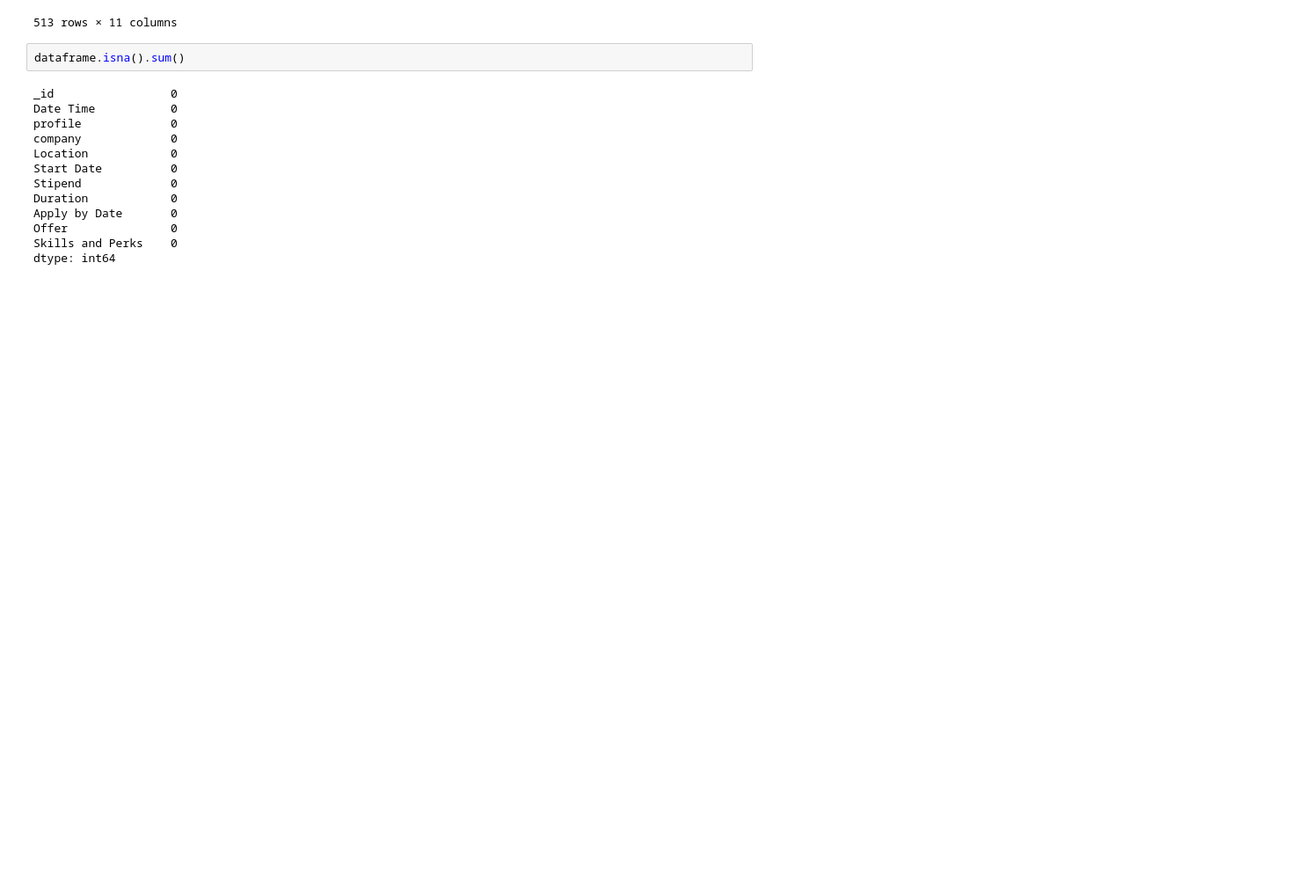
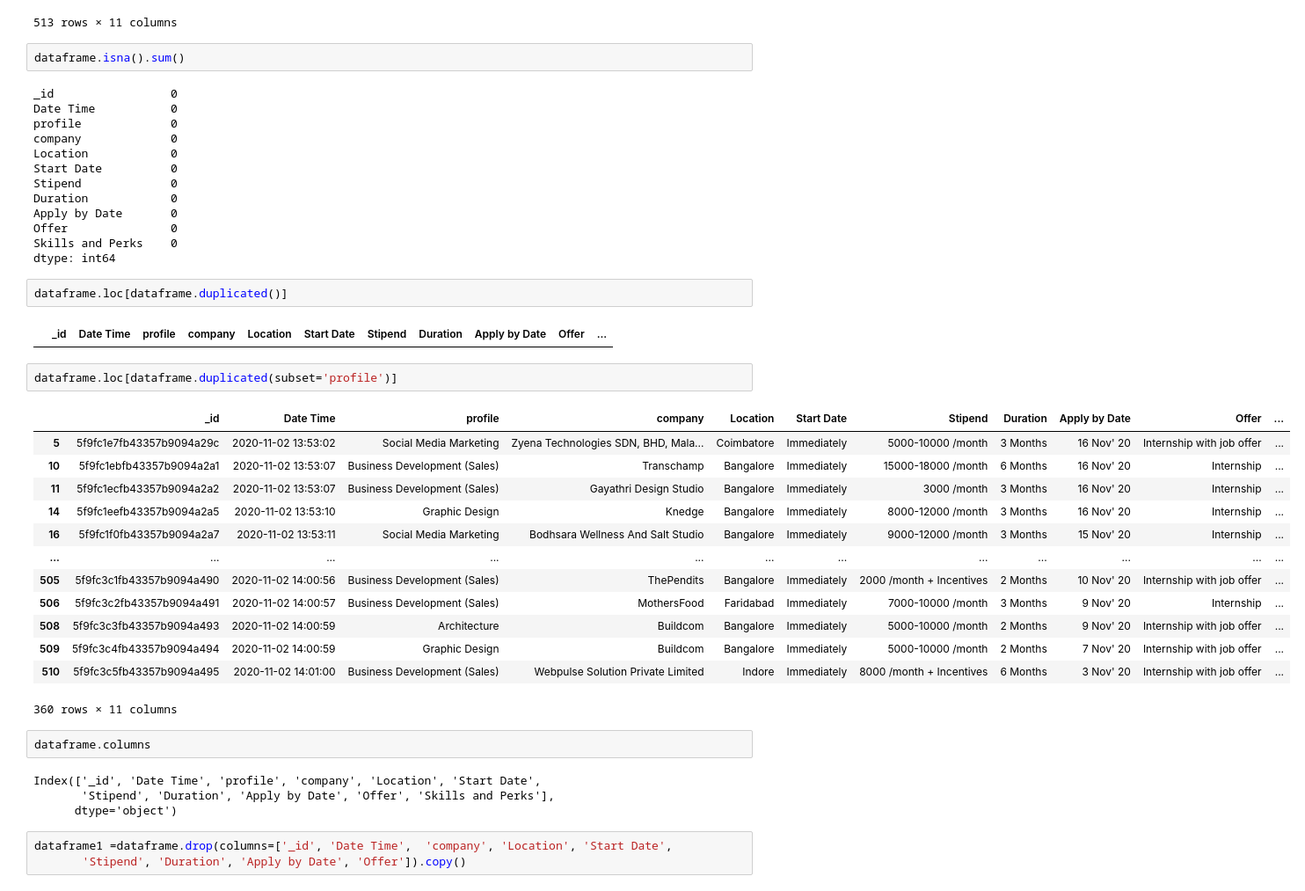
Before and after one commit to humancoder1/Internship_Recommendatio_model, a Jupyter notebook: Analysis.ipynb, the cells around one changed output. Shown at 88% size. Saved outputs shown, nothing was run; the diff lists cells and outputs as text; blank space fills up the shorter version.

```diff
--- a/Analysis.ipynb
+++ b/Analysis.ipynb
@@ -36,3 +36,32 @@ Apply by Date       0
 Offer               0
 Skills and Perks    0
 dtype: int64
+# %%
+dataframe.loc[dataframe.duplicated()]
+# %% [output]
+|  | _id | Date Time | profile | company | Location | Start Date | Stipend | Duration | Apply by Date | Offer | ... |
+# %%
+dataframe.loc[dataframe.duplicated(subset='profile')]
+# %% [output]
+|  | _id | Date Time | profile | company | Location | Start Date | Stipend | Duration | Apply by Date | Offer | ... |
+| 5 | 5f9fc1e7fb43357b9094a29c | 2020-11-02 13:53:02 | Social Media Marketing | Zyena Technologies SDN, BHD, Mala... | Coimbatore | Immediately | 5000-10000 /month | 3 Months | 16 Nov' 20 | Internship with job offer | ... |
+| 10 | 5f9fc1ebfb43357b9094a2a1 | 2020-11-02 13:53:07 | Business Development (Sales) | Transchamp | Bangalore | Immediately | 15000-18000 /month | 6 Months | 16 Nov' 20 | Internship | ... |
+| 11 | 5f9fc1ecfb43357b9094a2a2 | 2020-11-02 13:53:07 | Business Development (Sales) | Gayathri Design Studio | Bangalore | Immediately | 3000 /month | 3 Months | 16 Nov' 20 | Internship | ... |
+| 14 | 5f9fc1eefb43357b9094a2a5 | 2020-11-02 13:53:10 | Graphic Design | Knedge | Bangalore | Immediately | 8000-12000 /month | 3 Months | 16 Nov' 20 | Internship | ... |
+| 16 | 5f9fc1f0fb43357b9094a2a7 | 2020-11-02 13:53:11 | Social Media Marketing | Bodhsara Wellness And Salt Studio | Bangalore | Immediately | 9000-12000 /month | 3 Months | 15 Nov' 20 | Internship | ... |
+| ... | ... | ... | ... | ... | ... | ... | ... | ... | ... | ... | ... |
+| 505 | 5f9fc3c1fb43357b9094a490 | 2020-11-02 14:00:56 | Business Development (Sales) | ThePendits | Bangalore | Immediately | 2000 /month + Incentives | 2 Months | 10 Nov' 20 | Internship with job offer | ... |
+| 506 | 5f9fc3c2fb43357b9094a491 | 2020-11-02 14:00:57 | Business Development (Sales) | MothersFood | Faridabad | Immediately | 7000-10000 /month | 3 Months | 9 Nov' 20 | Internship | ... |
+| 508 | 5f9fc3c3fb43357b9094a493 | 2020-11-02 14:00:59 | Architecture | Buildcom | Bangalore | Immediately | 5000-10000 /month | 2 Months | 9 Nov' 20 | Internship with job offer | ... |
+| 509 | 5f9fc3c4fb43357b9094a494 | 2020-11-02 14:00:59 | Graphic Design | Buildcom | Bangalore | Immediately | 5000-10000 /month | 2 Months | 7 Nov' 20 | Internship with job offer | ... |
+| 510 | 5f9fc3c5fb43357b9094a495 | 2020-11-02 14:01:00 | Business Development (Sales) | Webpulse Solution Private Limited | Indore | Immediately | 8000 /month + Incentives | 6 Months | 3 Nov' 20 | Internship with job offer | ... |
+360 rows × 11 columns
+# %%
+dataframe.columns
+# %% [output]
+Index(['_id', 'Date Time', 'profile', 'company', 'Location', 'Start Date',
+       'Stipend', 'Duration', 'Apply by Date', 'Offer', 'Skills and Perks'],
+      dtype='object')
+# %%
+dataframe1 =dataframe.drop(columns=['_id', 'Date Time',  'company', 'Location', 'Start Date',
+       'Stipend', 'Duration', 'Apply by Date', 'Offer']).copy()
```
Also changed, not shown: parts of 4 cells of this notebook, 1 other file.
